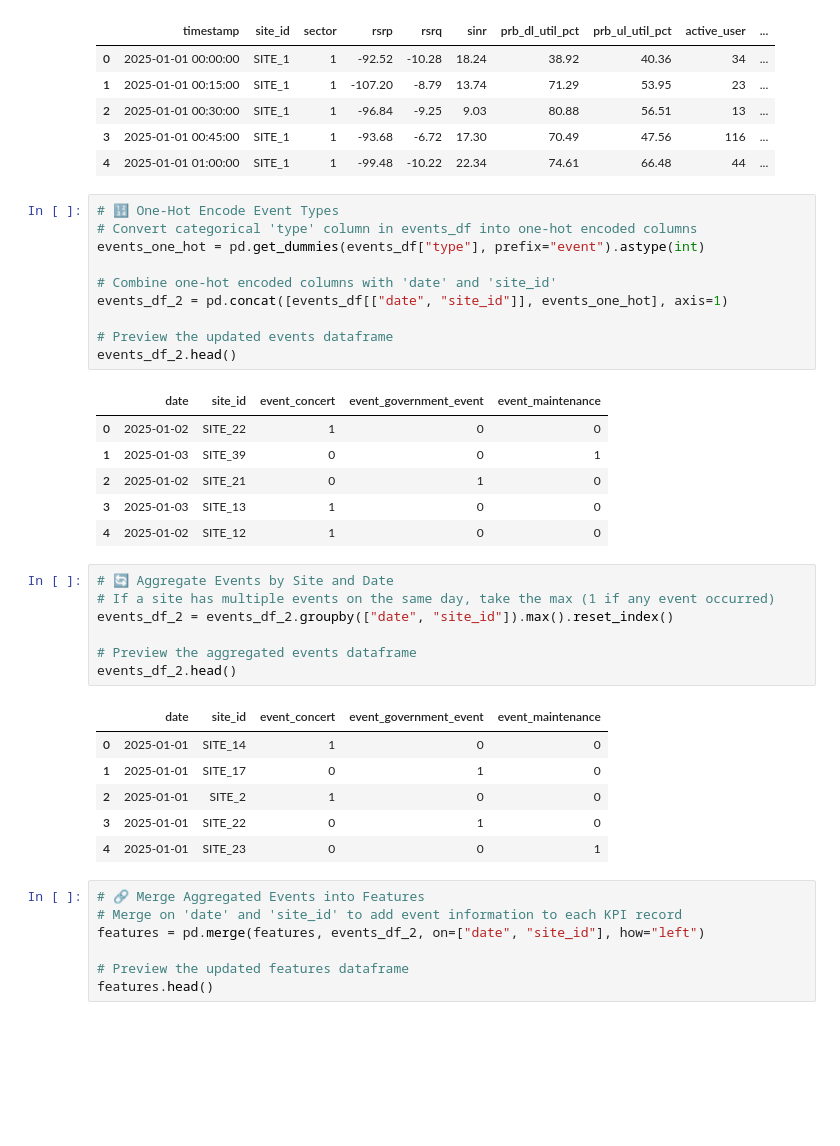
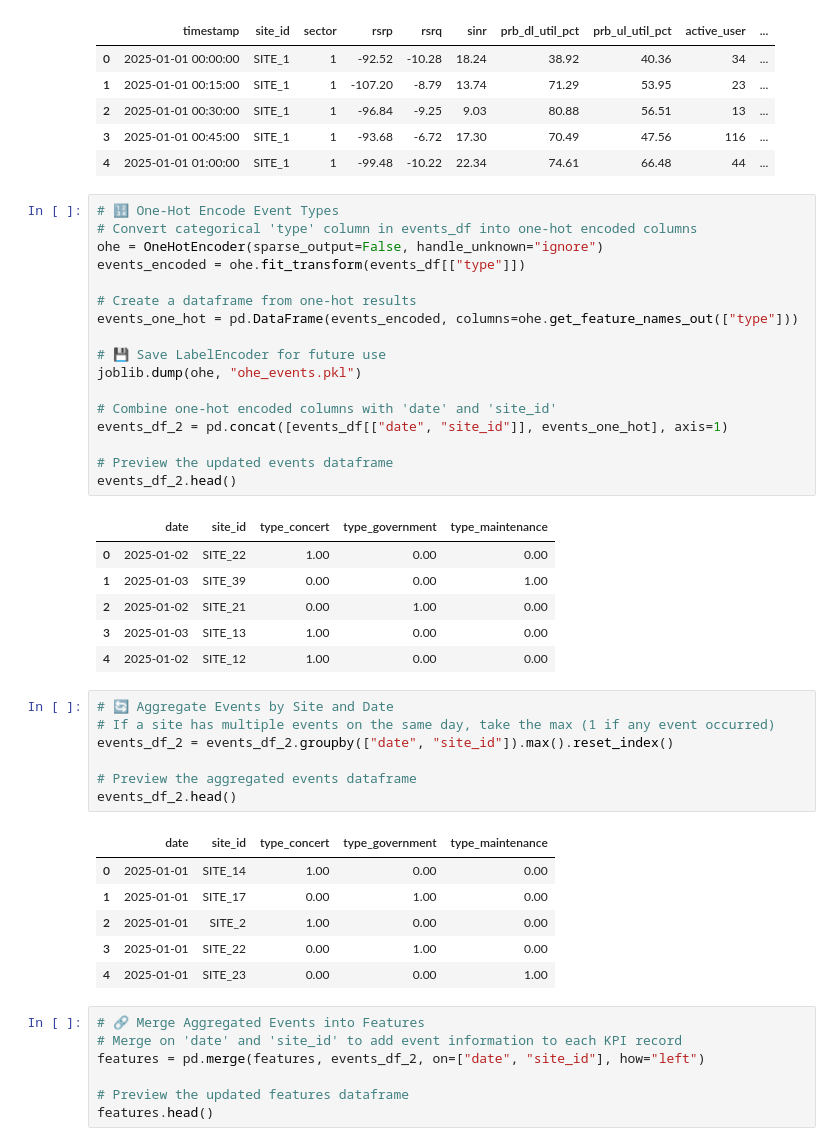
Before and after one commit to cerdasbersamadamelia/VIP-Complaint-Prediction, a Jupyter notebook: app.ipynb, the cells around one changed output. Saved outputs shown, nothing was run; the diff lists cells and outputs as text; blank space fills up the shorter version.

```diff
--- a/app.ipynb
+++ b/app.ipynb
@@ -552,20 +558,27 @@ features.head()
 # %%
 # 🔢 One-Hot Encode Event Types
 # Convert categorical 'type' column in events_df into one-hot encoded columns
-events_one_hot = pd.get_dummies(events_df["type"], prefix="event").astype(int)
+ohe = OneHotEncoder(sparse_output=False, handle_unknown="ignore")
+events_encoded = ohe.fit_transform(events_df[["type"]])
+
+# Create a dataframe from one-hot results
+events_one_hot = pd.DataFrame(events_encoded, columns=ohe.get_feature_names_out(["type"]))
+
+# 💾 Save LabelEncoder for future use
+joblib.dump(ohe, "ohe_events.pkl")
 
 # Combine one-hot encoded columns with 'date' and 'site_id'
 events_df_2 = pd.concat([events_df[["date", "site_id"]], events_one_hot], axis=1)
 
 # Preview the updated events dataframe
 events_df_2.head()
 # %% [output]
-|  | date | site_id | event_concert | event_government_event | event_maintenance |
-| 0 | 2025-01-02 | SITE_22 | 1 | 0 | 0 |
-| 1 | 2025-01-03 | SITE_39 | 0 | 0 | 1 |
-| 2 | 2025-01-02 | SITE_21 | 0 | 1 | 0 |
-| 3 | 2025-01-03 | SITE_13 | 1 | 0 | 0 |
-| 4 | 2025-01-02 | SITE_12 | 1 | 0 | 0 |
+|  | date | site_id | type_concert | type_government | type_maintenance |
+| 0 | 2025-01-02 | SITE_22 | 1.00 | 0.00 | 0.00 |
+| 1 | 2025-01-03 | SITE_39 | 0.00 | 0.00 | 1.00 |
+| 2 | 2025-01-02 | SITE_21 | 0.00 | 1.00 | 0.00 |
+| 3 | 2025-01-03 | SITE_13 | 1.00 | 0.00 | 0.00 |
+| 4 | 2025-01-02 | SITE_12 | 1.00 | 0.00 | 0.00 |
 # %%
 # 🔄 Aggregate Events by Site and Date
 # If a site has multiple events on the same day, take the max (1 if any event occurred)
@@ -574,12 +587,12 @@ events_df_2 = events_df_2.groupby(["date", "site_id"]).max().reset_index()
 # Preview the aggregated events dataframe
 events_df_2.head()
 # %% [output]
-|  | date | site_id | event_concert | event_government_event | event_maintenance |
-| 0 | 2025-01-01 | SITE_14 | 1 | 0 | 0 |
-| 1 | 2025-01-01 | SITE_17 | 0 | 1 | 0 |
-| 2 | 2025-01-01 | SITE_2 | 1 | 0 | 0 |
-| 3 | 2025-01-01 | SITE_22 | 0 | 1 | 0 |
-| 4 | 2025-01-01 | SITE_23 | 0 | 0 | 1 |
+|  | date | site_id | type_concert | type_government | type_maintenance |
+| 0 | 2025-01-01 | SITE_14 | 1.00 | 0.00 | 0.00 |
+| 1 | 2025-01-01 | SITE_17 | 0.00 | 1.00 | 0.00 |
+| 2 | 2025-01-01 | SITE_2 | 1.00 | 0.00 | 0.00 |
+| 3 | 2025-01-01 | SITE_22 | 0.00 | 1.00 | 0.00 |
+| 4 | 2025-01-01 | SITE_23 | 0.00 | 0.00 | 1.00 |
 # %%
 # 🔗 Merge Aggregated Events into Features
 # Merge on 'date' and 'site_id' to add event information to each KPI record
```
Also changed, not shown: parts of 20 cells of this notebook.
